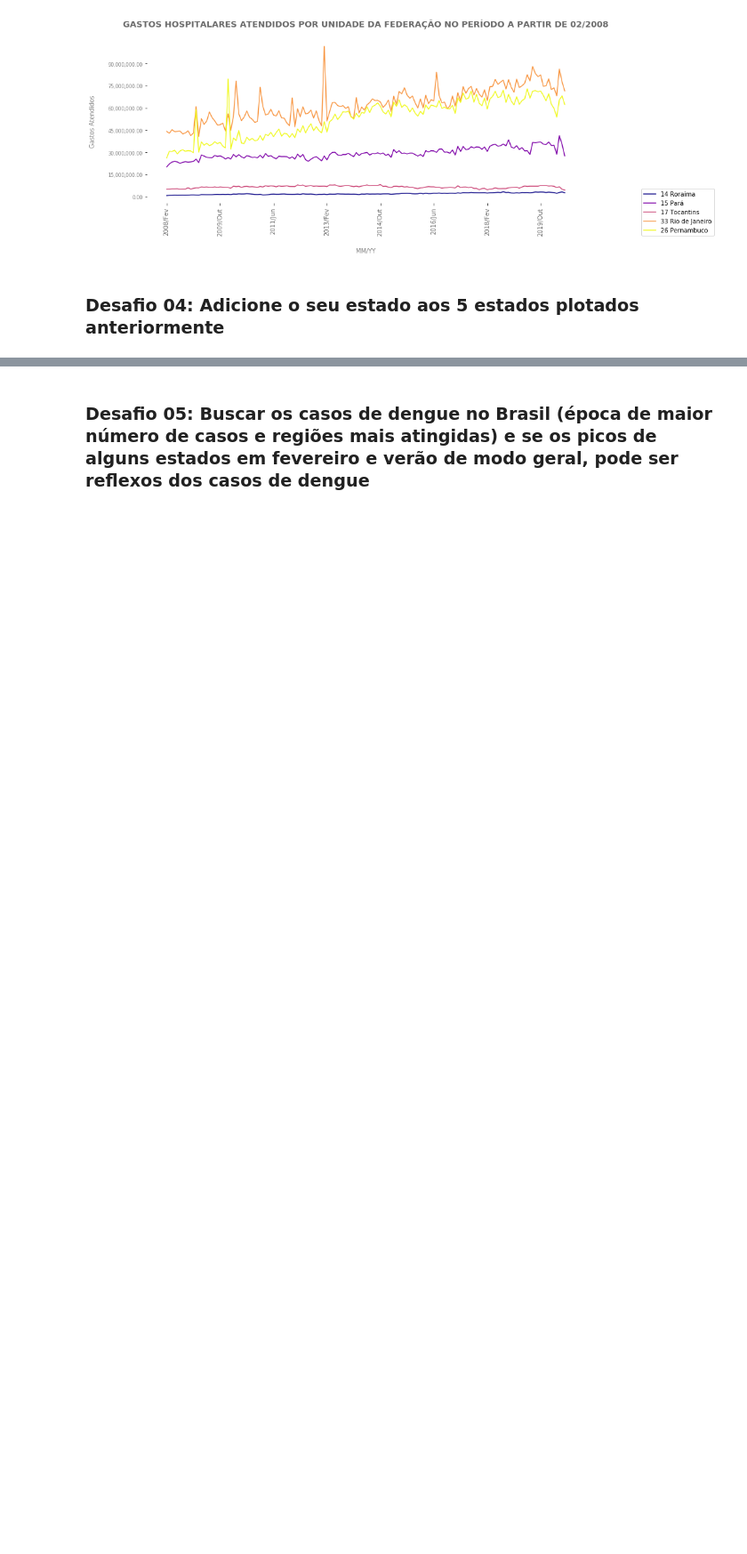
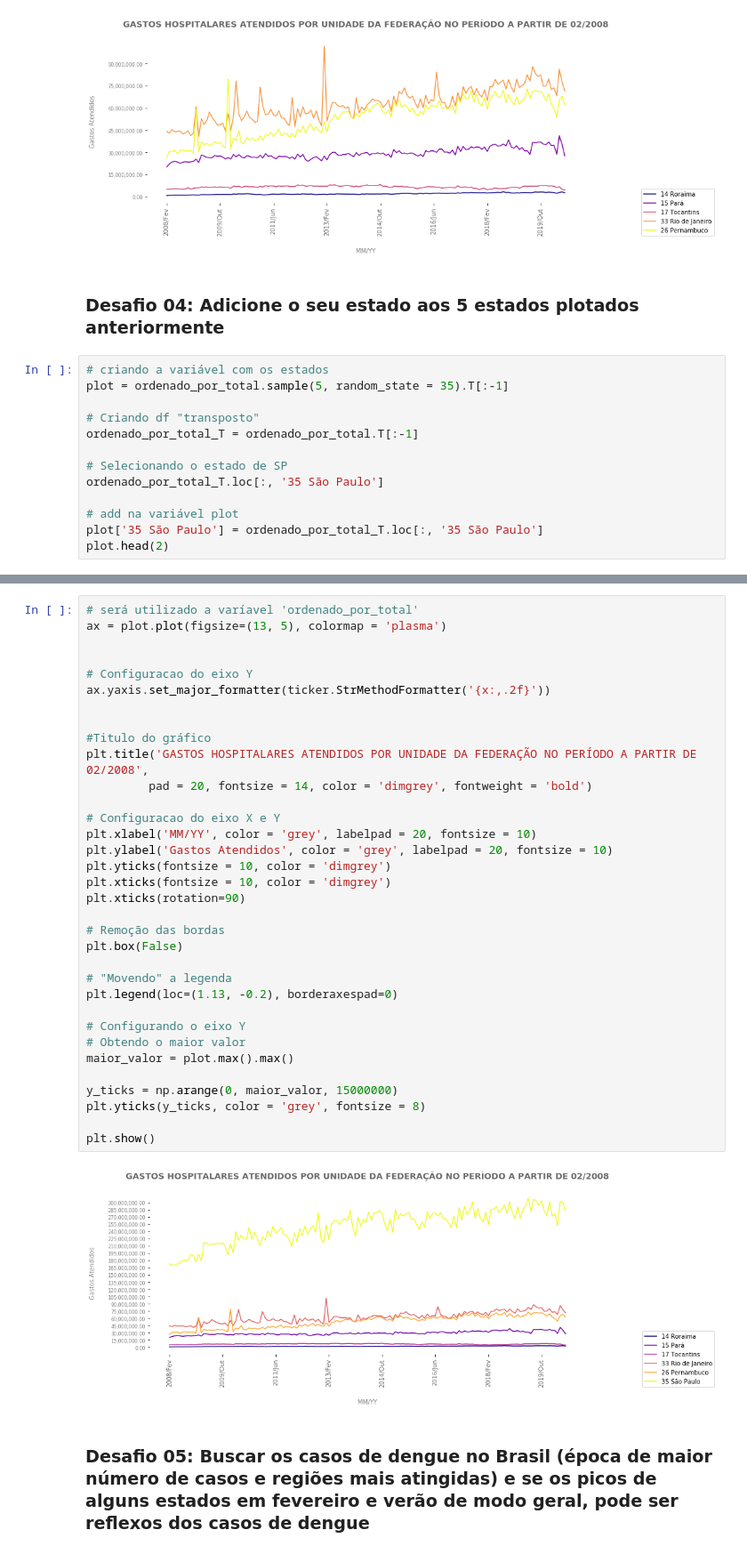
Before and after one commit to daianeklein/bootcamp-Alura, a Jupyter notebook: Bootcamp-DSAplicada.ipynb, the cells around one changed output, grey strips where cells are left out. Shown at 89% size. Drawn from its saved outputs; the diff is of its cells as text; blank space fills up the shorter version.

```diff
--- a/Bootcamp-DSAplicada.ipynb
+++ b/Bootcamp-DSAplicada.ipynb
@@ -643,3 +646,16 @@ plt.show()
 [figure]
 # %% [markdown]
 ### Desafio 04: Adicione o seu estado aos 5 estados plotados anteriormente
+# %%
+# criando a variável com os estados
+plot = ordenado_por_total.sample(5, random_state = 35).T[:-1]
+
+# Criando df "transposto"
+ordenado_por_total_T = ordenado_por_total.T[:-1]
+
+# Selecionando o estado de SP
+ordenado_por_total_T.loc[:, '35 São Paulo']
+
+# add na variável plot
+plot['35 São Paulo'] = ordenado_por_total_T.loc[:, '35 São Paulo']
+plot.head(2)
@@ -646,2 +666,38 @@ plt.show()
+# %%
+# será utilizado a varíavel 'ordenado_por_total'
+ax = plot.plot(figsize=(13, 5), colormap = 'plasma')
+
+
+# Configuracao do eixo Y
+ax.yaxis.set_major_formatter(ticker.StrMethodFormatter('{x:,.2f}'))
+
+
+#Titulo do gráfico
+plt.title('GASTOS HOSPITALARES ATENDIDOS POR UNIDADE DA FEDERAÇÃO NO PERÍODO A PARTIR DE 02/2008',
+         pad = 20, fontsize = 14, color = 'dimgrey', fontweight = 'bold')
+
+# Configuracao do eixo X e Y
+plt.xlabel('MM/YY', color = 'grey', labelpad = 20, fontsize = 10)
+plt.ylabel('Gastos Atendidos', color = 'grey', labelpad = 20, fontsize = 10)
+plt.yticks(fontsize = 10, color = 'dimgrey')
+plt.xticks(fontsize = 10, color = 'dimgrey')
+plt.xticks(rotation=90)
+
+# Remoção das bordas
+plt.box(False)
+
+# "Movendo" a legenda
+plt.legend(loc=(1.13, -0.2), borderaxespad=0)
+
+# Configurando o eixo Y
+# Obtendo o maior valor
+maior_valor = plot.max().max()
+
+y_ticks = np.arange(0, maior_valor, 15000000)
+plt.yticks(y_ticks, color = 'grey', fontsize = 8)
+
+plt.show()
+# %% [output]
+[figure, added]
 # %% [markdown]
 ### Desafio 05: Buscar os casos de dengue no Brasil (época de maior número de casos e regiões mais atingidas) e se os picos de alguns estados em fevereiro e verão de modo geral, pode ser reflexos dos casos de dengue
```
Also changed, not shown: parts of 17 cells of this notebook.
